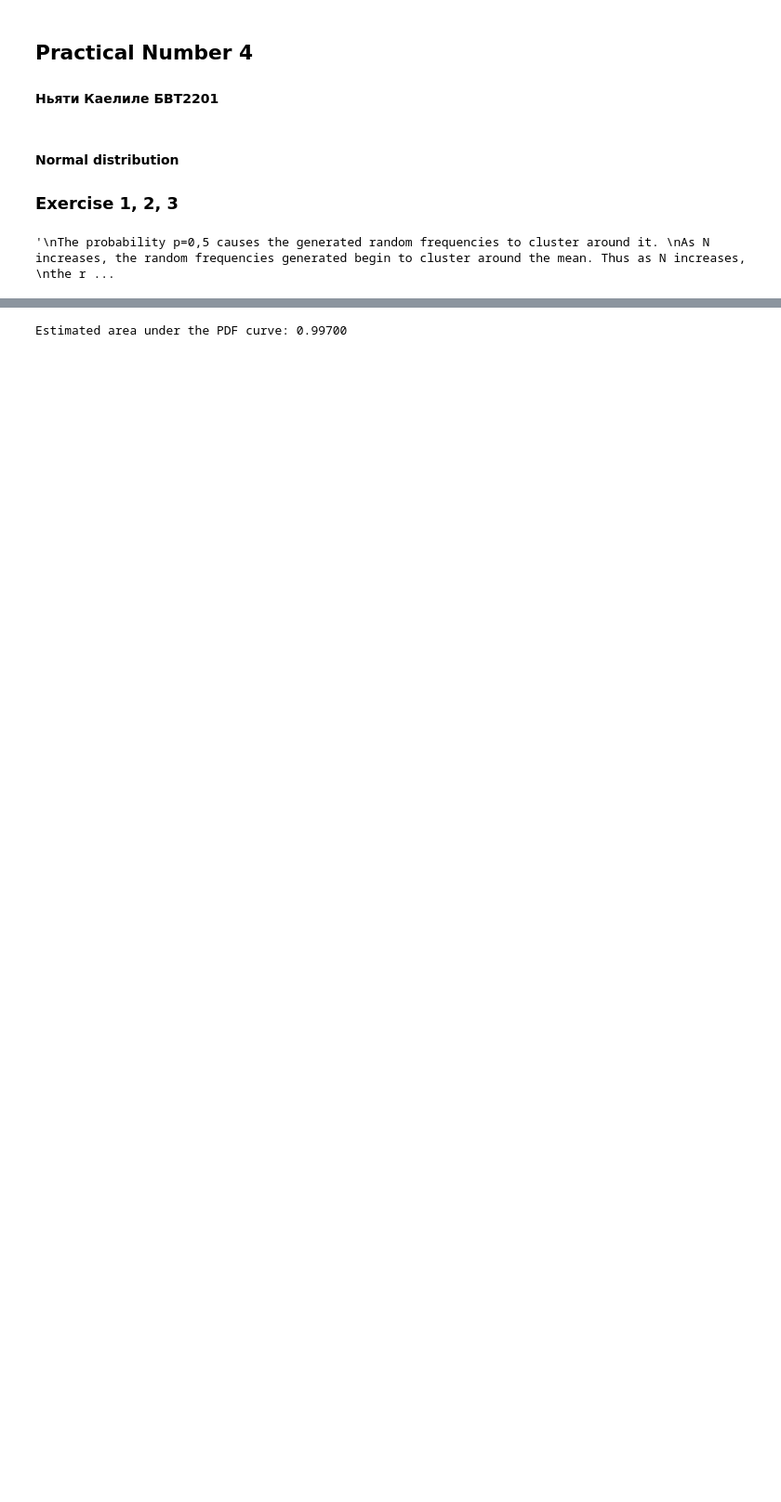
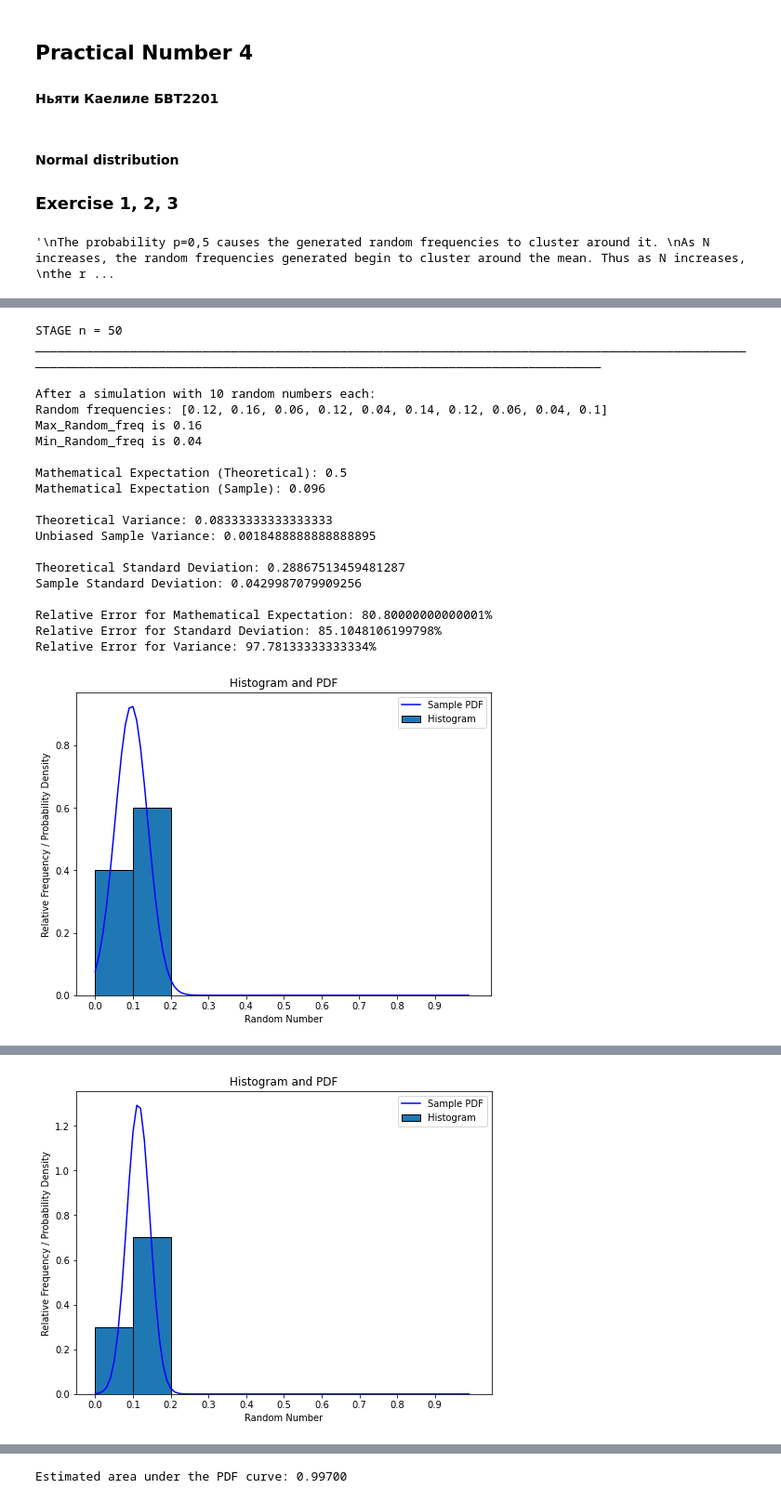
Before and after one commit to KNyathi/Applied-Statistics, a Jupyter notebook: practical_4_1_var1.ipynb, the cells around one changed output, grey strips where cells are left out. Shown at 93% size. Saved outputs shown, nothing was run; the diff lists cells and outputs as text; code cells hidden in the pictures; blank space fills up the shorter version.

```diff
--- a/practical_4_1_var1.ipynb
+++ b/practical_4_1_var1.ipynb
@@ -215,14 +215,15 @@ def draw_histogram_and_pdf(left_boundary, right_boundary, num_plots, relative_fr
     #x_values = [mean_theory - 3 * std_dev_theory + i * (6 * std_dev_theory) / 100 for i in range(100)]
 
     x_values = [left_boundary + i * (right_boundary - left_boundary) / 100 for i in range(100)]
-    y_values = [normal_dis_function(std_dev_sample, mean_sample, x) for x in x_values]
+    #y_values = [normal_dis_function(std_dev_sample, mean_sample, x) for x in x_values]
+    y_values = [normal_dis_function(std_dev_sample, mean_sample, x) * bar_width for x in x_values]
 
     plt.plot(x_values, y_values, color='blue', label="Sample PDF")
 
-    x_value = [left_boundary + i * (right_boundary - left_boundary) / 100 for i in range(100)]
-    y_value = [normal_dis_function(std_dev_theory, mean_theory, x) for x in x_values]
+    #x_value = [left_boundary + i * (right_boundary - left_boundary) / 100 for i in range(100)]
+    #y_value = [normal_dis_function(std_dev_theory, mean_theory, x) for x in x_values]
 
-    plt.plot(x_value, y_value, color='red', label="Normal PDF")
+    #plt.plot(x_value, y_value, color='red', label="Normal PDF")
 
     # Labeling the axes
     plt.title("Histogram and PDF")
@@ -415 +416,63 @@ Relative Error for Variance: 99.3763947368421%
 ... (31 outputs left out)
+# %%
+
+p = 0.1
+rf1 = 1
+
+stages = [50, 100, 200]
+n_values= [10, 20, 50, 100, 200, 500, 10**3]
+
+relative_err_mean_list = []
+relative_err_std_list = []
+relative_err_var_list = []
+
+
+for n in n_values:
+    for stage in stages:
+        random_frequencies = []
+
+        for _ in range(n):
+            # Generate random numbers
+            random_freq = random_frequency(stage,p)
+            random_frequencies.append(random_freq)
+
+            mean_theory_value, mean_sample_value, variance_theory_value, variance_sample_value, std_dev_theory_value, std_dev_sample, relative_err, relative_err_variance, relative_err_standard = simulations(rf1, random_frequencies)
+
+        print(f"STAGE n = {stage}")
+        aggregate()
+
+        left_boundary = 0  # Minimum boundary of the range
+        right_boundary = 1 # Maximum boundary of the range
+        num_plots = 10  # Number of intervals (bins)
+
+        frequencies = relative_frequencies(random_frequencies, left_boundary, right_boundary, num_plots)
+
+        draw_histogram_and_pdf(left_boundary, right_boundary, num_plots, frequencies, std_dev_theory_value, mean_theory_value, std_dev_sample, mean_sample_value)
+
+
+    relative_err_mean_list.append(relative_err)
+    print(relative_err_mean_list)
+    relative_err_std_list.append(relative_err_standard)
+    relative_err_var_list.append(relative_err_variance)
+# %% [output]
+STAGE n = 50
+________________________________________________________________________________________________________________________________________________________________________________
+
+After a simulation with 10 random numbers each:
+Random frequencies: [0.12, 0.16, 0.06, 0.12, 0.04, 0.14, 0.12, 0.06, 0.04, 0.1]
+Max_Random_freq is 0.16
+Min_Random_freq is 0.04
+
+Mathematical Expectation (Theoretical): 0.5
+Mathematical Expectation (Sample): 0.096
+
+Theoretical Variance: 0.08333333333333333
+Unbiased Sample Variance: 0.0018488888888888895
+
+Theoretical Standard Deviation: 0.28867513459481287
+Sample Standard Deviation: 0.0429987079909256
+
+Relative Error for Mathematical Expectation: 80.80000000000001%
+Relative Error for Standard Deviation: 85.1048106199798%
+Relative Error for Variance: 97.78133333333334%
+[figure, added]
@@ -415,0 +499 @@ Relative Error for Variance: 99.3763947368421%
+[figure, added]
```
Also changed, not shown: parts of 5 cells of this notebook, 2 other files.
